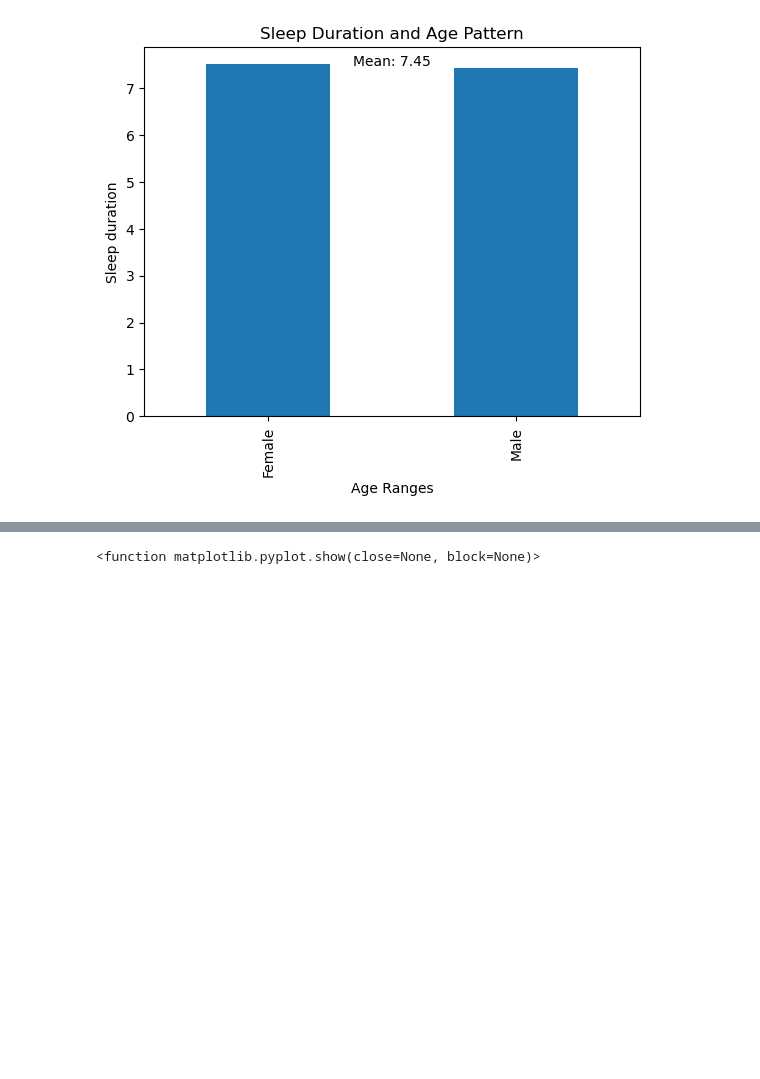
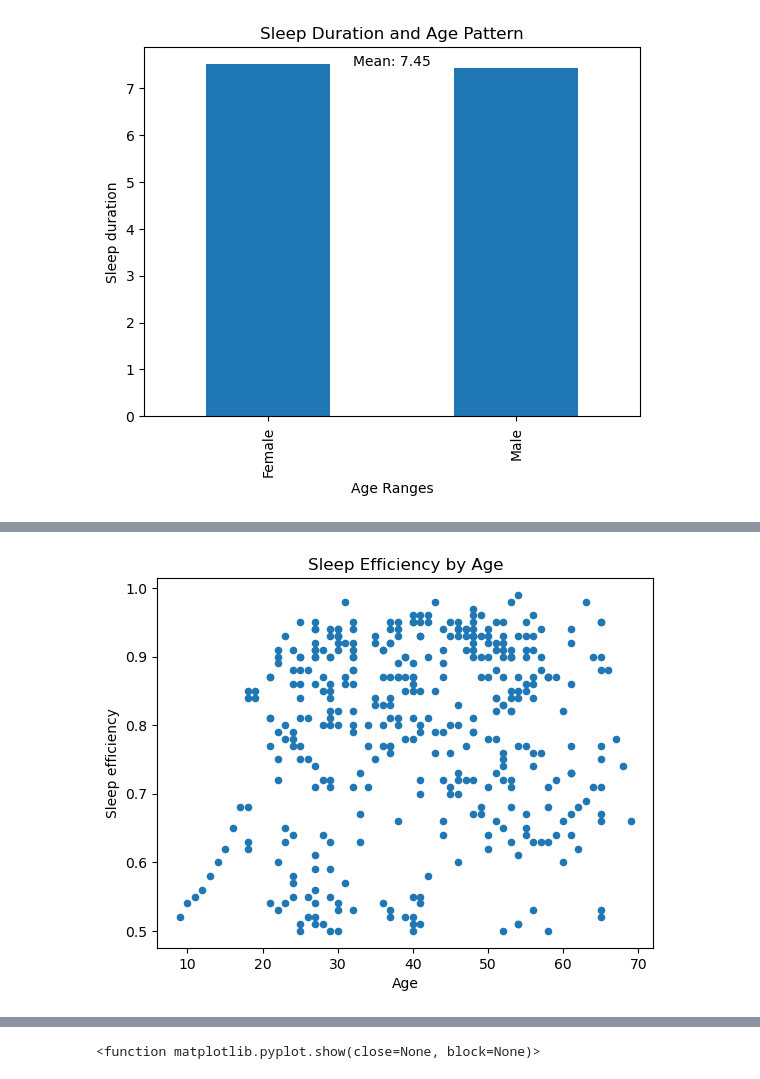
Before and after one commit to JenFreeze/Project_1, a Jupyter notebook: project1.ipynb, the cells around one changed output, grey strips where cells are left out. Saved outputs shown, nothing was run; the diff lists cells and outputs as text; code cells hidden in the pictures; blank space fills up the shorter version.

```diff
--- a/project1.ipynb
+++ b/project1.ipynb
@@ -238,0 +292,8 @@ plt.show
+# %%
+# Scatterplots
+# Age vs. Sleep Efficiency
+clean_sleep_df.plot(kind="scatter", x="Age", y="Sleep efficiency",
+              title="Sleep Efficiency by Age")
+plt.show()
+# %% [output]
+[figure, added]
```
Also changed, not shown: parts of 9 cells of this notebook.
